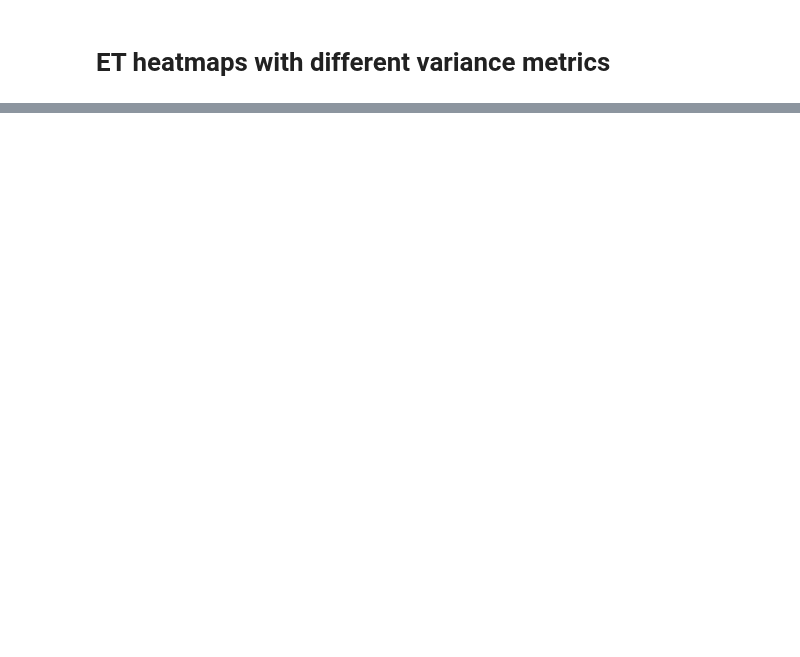
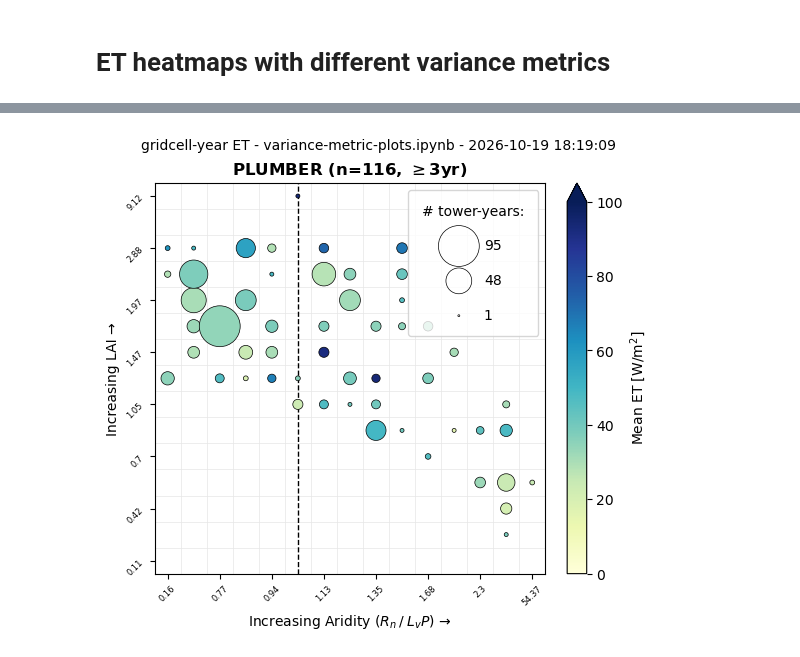
Before and after one commit to bbuchovecky/et_unc, a Jupyter notebook: notebooks/variance-metric-plots.ipynb, the cells around one changed output, grey strips where cells are left out. Cells and saved outputs as stored; diff of their text form; code cells hidden in the pictures; blank space fills up the shorter version.

```diff
--- a/notebooks/variance-metric-plots.ipynb
+++ b/notebooks/variance-metric-plots.ipynb
@@ -108,0 +236,51 @@ axes[3, 1].remove()
+# %%
+## PLUMBER binned ET as circles: color is the mean ET, radius is proportional to the number of samples
+# in the bin (towers when ET_CLIM, tower-years otherwise); empty bins are not drawn
+plum = pool_all["plumber"].et.isel(member=0)
+plum_mean = plum.sel(stats="mean").values
+plum_count = plum.sel(stats="count").values
+y_idx, x_idx = np.nonzero((plum_count > 0) & np.isfinite(plum_mean))  # (y_bin, x_bin) of each non-empty bin
+
+r_max = 150  # radius [pt] of the fullest bin (about half a bin width)
+def radius_to_size(n):
+    # scatter's s is the marker area [pt^2], so s = r^2 makes the radius proportional to n
+    return ((r_max * n + 5) / plum_count.max()) ** 1.35
+
+fig, ax = plt.subplots(figsize=(5.5, 5), layout="constrained")
+sc = ax.scatter(
+    x_idx, y_idx, s=radius_to_size(plum_count[y_idx, x_idx]), c=plum_mean[y_idx, x_idx],
+    cmap="YlGnBu", vmin=0, vmax=100, edgecolor="k", linewidth=0.5, zorder=3,
+)
+fig.colorbar(sc, ax=ax, label="Mean ET [W/m$^2$]", extend="max", fraction=0.05)
+
+# Size legend, in the empty high-LAI, arid corner
+n_unit = "towers" if ET_CLIM else "tower-years"
+n_ref = np.unique(np.linspace(1, plum_count.max(), 3).round().astype(int))[::-1]
+handles = [ax.scatter([], [], s=radius_to_size(n), facecolor="none", edgecolor="k", linewidth=0.5) for n in n_ref]
+ax.legend(handles, [f"{n:d}" for n in n_ref], title=f"# {n_unit}:", loc="upper right", labelspacing=1.5, borderpad=1, fontsize=10, frameon=True)
+
+budyko_one = pool_all["plumber"].x_bin.sel(x_bin_center=1, method="nearest")
+ax.axvline(budyko_one, ls="--", c="k", lw=1)
+ax.set_xlim(-0.5, cfg.N_XBINS - 0.5)
+ax.set_ylim(-0.5, cfg.N_YBINS - 0.5)
+ax.set_aspect("equal")
+ax.set_xticks(np.arange(0, 15, 2))
+ax.set_yticks(np.arange(0, 15, 2))
+ax.set_xticklabels(np.round(pool_all["plumber"].x_bin_center.values, 2)[::2], fontsize=6, rotation=45)
+ax.set_yticklabels(np.round(pool_all["plumber"].y_bin_center.values, 2)[::2], fontsize=6, rotation=45)
+ax.set_xticks(np.arange(-0.5, 15), minor=True)
+ax.set_yticks(np.arange(-0.5, 15), minor=True)
+ax.grid(which="minor", c="0.9", lw=0.5)
+ax.tick_params(which="minor", length=0)
+ax.set_xlabel("Increasing Aridity ($R_n \\: / \\: L_v P$) →")
+ax.set_ylabel("Increasing LAI →")
+ax.set_title(
+    f"PLUMBER (n={pool_all['plumber'].et.attrs['n_towers']:d}, $\\geq$3yr)",
+    fontsize=12, fontweight="bold",
+)
+
+finish(fig)
+fout = cfg.FIG_ROOT / "plumber" / "qbin" / f"plumber.et{'_clim' if ET_CLIM else ''}.{TAG}.mean_circles.png"
+fig.savefig(fout, dpi=cfg.DPI)
+# %% [output]
+[figure, added]
```
Also changed, not shown: parts of 9 cells of this notebook, 10 other files.
